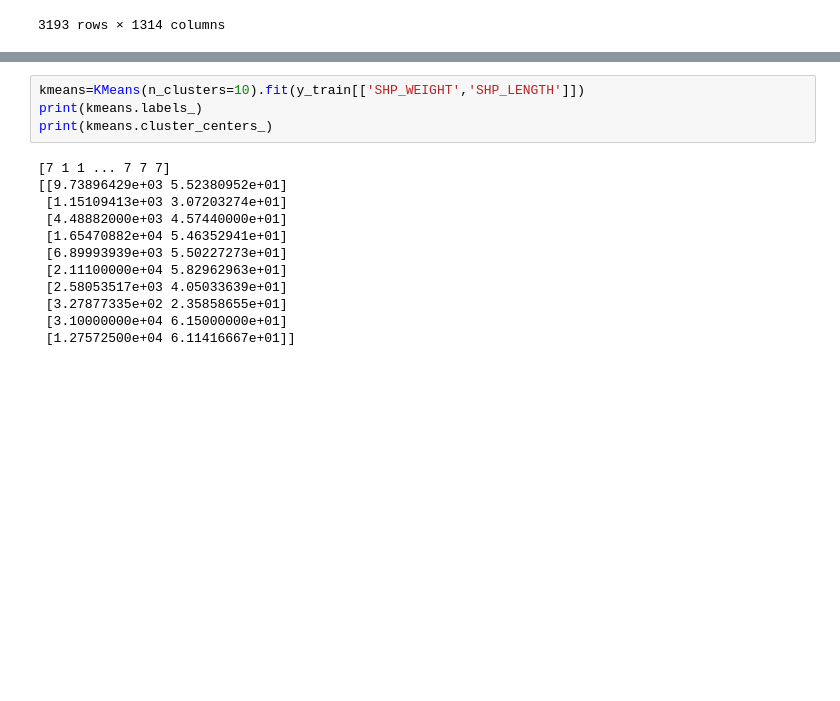
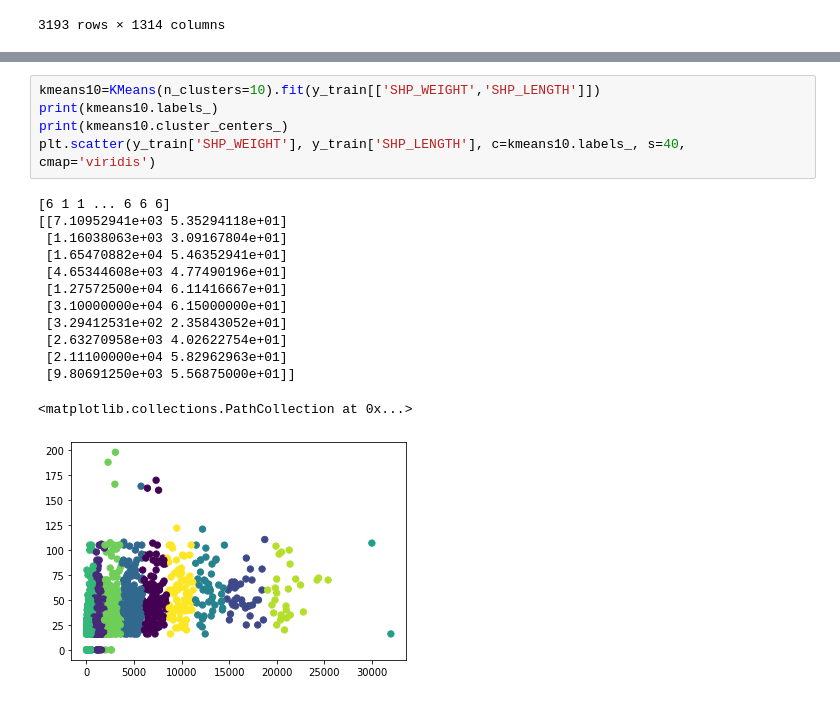
Before and after one commit to fyghero/mentoria_diplodatos2019, a Jupyter notebook: tp5/AprendizajeNoSupervisado.ipynb, the cells around one changed output, grey strips where cells are left out. Drawn from its saved outputs; the diff is of its cells as text; blank space fills up the shorter version.

```diff
--- a/tp5/AprendizajeNoSupervisado.ipynb
+++ b/tp5/AprendizajeNoSupervisado.ipynb
@@ -272,17 +279,20 @@ print(kmeans.cluster_centers_)
 # %%
-kmeans=KMeans(n_clusters=10).fit(y_train[['SHP_WEIGHT','SHP_LENGTH']])
-print(kmeans.labels_)
-print(kmeans.cluster_centers_)
+kmeans10=KMeans(n_clusters=10).fit(y_train[['SHP_WEIGHT','SHP_LENGTH']])
+print(kmeans10.labels_)
+print(kmeans10.cluster_centers_)
+plt.scatter(y_train['SHP_WEIGHT'], y_train['SHP_LENGTH'], c=kmeans10.labels_, s=40, cmap='viridis')
 # %% [output]
-[7 1 1 ... 7 7 7]
-[[9.73896429e+03 5.52380952e+01]
- [1.15109413e+03 3.07203274e+01]
- [4.48882000e+03 4.57440000e+01]
+[6 1 1 ... 6 6 6]
+[[7.10952941e+03 5.35294118e+01]
+ [1.16038063e+03 3.09167804e+01]
  [1.65470882e+04 5.46352941e+01]
- [6.89993939e+03 5.50227273e+01]
+ [4.65344608e+03 4.77490196e+01]
+ [1.27572500e+04 6.11416667e+01]
+ [3.10000000e+04 6.15000000e+01]
+ [3.29412531e+02 2.35843052e+01]
+ [2.63270958e+03 4.02622754e+01]
  [2.11100000e+04 5.82962963e+01]
- [2.58053517e+03 4.05033639e+01]
- [3.27877335e+02 2.35858655e+01]
- [3.10000000e+04 6.15000000e+01]
- [1.27572500e+04 6.11416667e+01]]
+ [9.80691250e+03 5.56875000e+01]]
+<matplotlib.collections.PathCollection at 0x...>
+[figure, added]
 # %%
```
Also changed, not shown: parts of 29 cells of this notebook.
